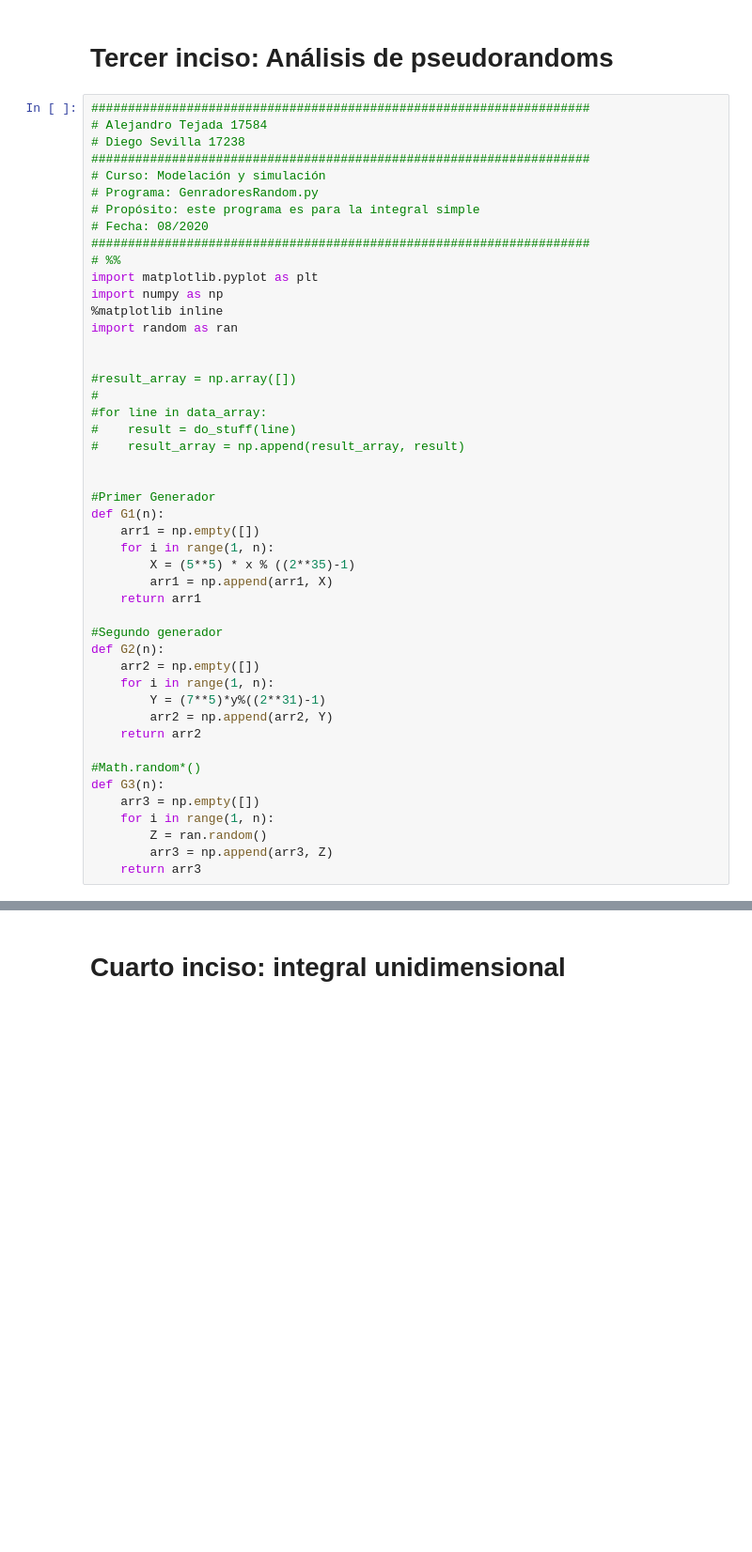
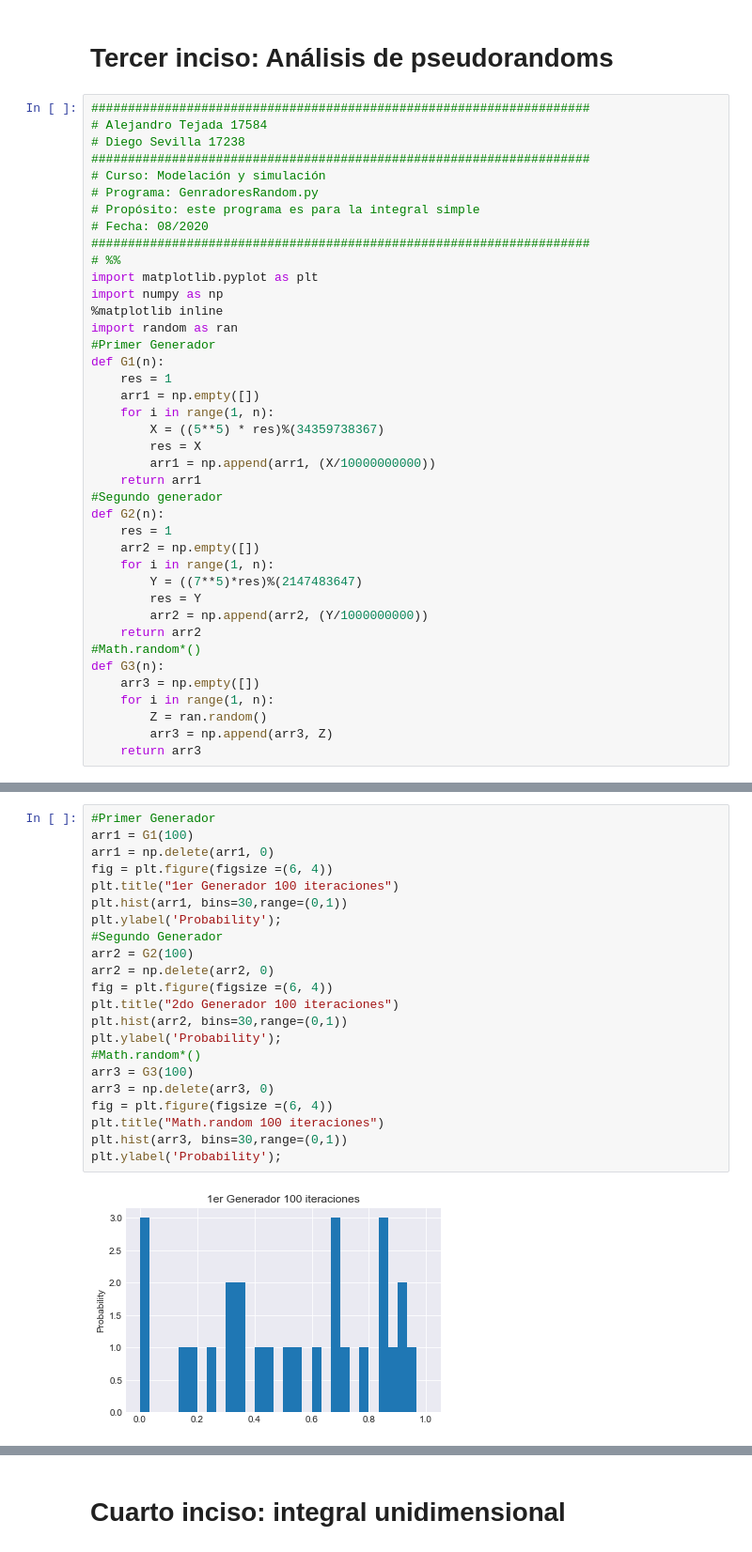
Before and after one commit to tej17584/SimulacionMiniProyecto, a Jupyter notebook: MiniProyecto.ipynb, the cells around one changed output, grey strips where cells are left out. Shown: that part at 94% size. Cells and saved outputs as stored; diff of their text form; blank space fills up the shorter version.

```diff
--- a/MiniProyecto.ipynb
+++ b/MiniProyecto.ipynb
@@ -176,31 +177,24 @@ import matplotlib.pyplot as plt
 import numpy as np
 %matplotlib inline
 import random as ran
-
-
-#result_array = np.array([])
-#
-#for line in data_array:
-#    result = do_stuff(line)
-#    result_array = np.append(result_array, result)
-
-
 #Primer Generador
 def G1(n):
+    res = 1
     arr1 = np.empty([])
     for i in range(1, n):
-        X = (5**5) * x % ((2**35)-1)
-        arr1 = np.append(arr1, X)
+        X = ((5**5) * res)%(34359738367)
+        res = X
+        arr1 = np.append(arr1, (X/10000000000))
     return arr1
-
 #Segundo generador
 def G2(n):
+    res = 1
     arr2 = np.empty([])
     for i in range(1, n):
-        Y = (7**5)*y%((2**31)-1)
-        arr2 = np.append(arr2, Y)
+        Y = ((7**5)*res)%(2147483647)
+        res = Y
+        arr2 = np.append(arr2, (Y/1000000000))
     return arr2
-
 #Math.random*()
 def G3(n):
     arr3 = np.empty([])
@@ -237,0 +207,24 @@ plt.ylabel('Probability');
+# %%
+#Primer Generador
+arr1 = G1(100)
+arr1 = np.delete(arr1, 0)
+fig = plt.figure(figsize =(6, 4))
+plt.title("1er Generador 100 iteraciones")
+plt.hist(arr1, bins=30,range=(0,1))
+plt.ylabel('Probability');
+#Segundo Generador
+arr2 = G2(100)
+arr2 = np.delete(arr2, 0)
+fig = plt.figure(figsize =(6, 4))
+plt.title("2do Generador 100 iteraciones")
+plt.hist(arr2, bins=30,range=(0,1))
+plt.ylabel('Probability');
+#Math.random*()
+arr3 = G3(100)
+arr3 = np.delete(arr3, 0)
+fig = plt.figure(figsize =(6, 4))
+plt.title("Math.random 100 iteraciones")
+plt.hist(arr3, bins=30,range=(0,1))
+plt.ylabel('Probability');
+# %% [output]
+[figure, added]
```
Also changed, not shown: parts of 16 cells of this notebook.
